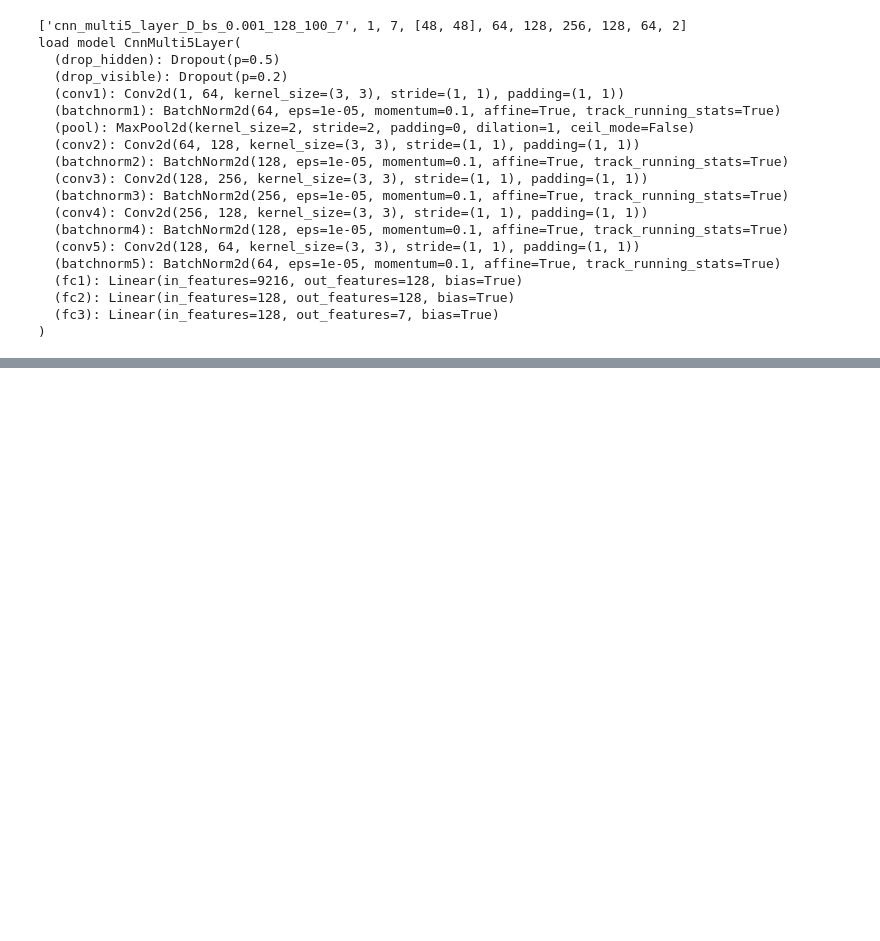
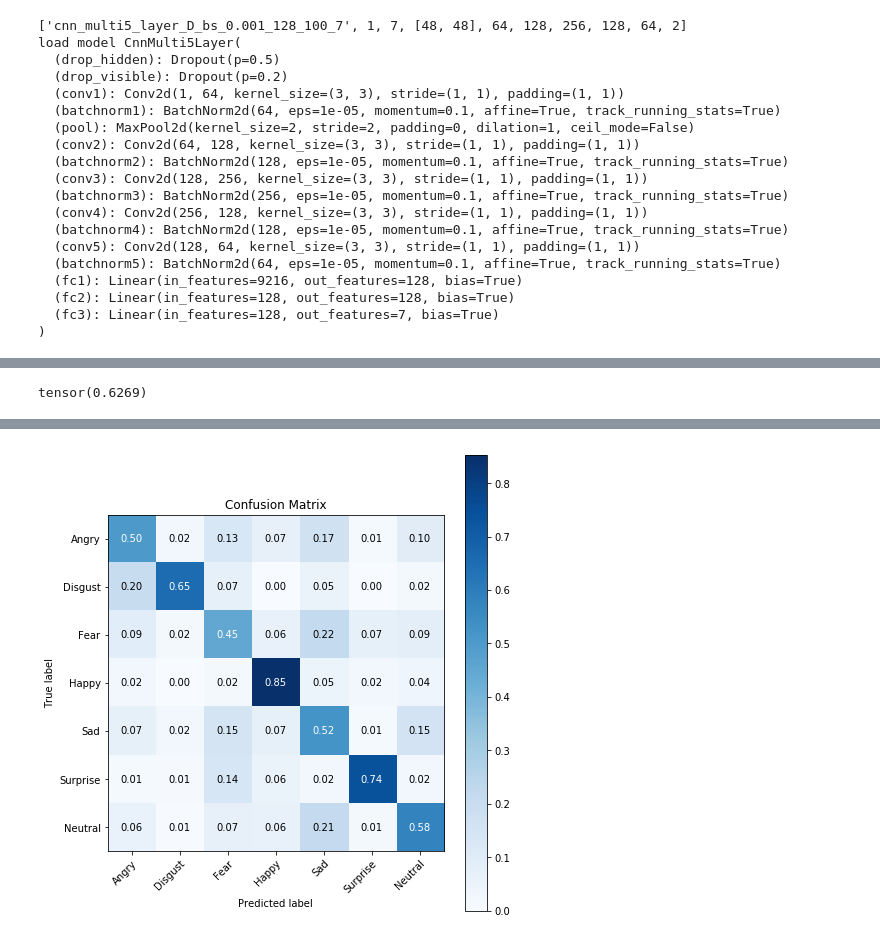
Before and after one commit to raroito87/facial_expression_recognition, a Jupyter notebook: Notebooks/Analyze Result. CNN multi5 layer. BatchSize 128. DatasetD. Balanced Sampling.ipynb, the cells around one changed output, grey strips where cells are left out. Saved outputs shown, nothing was run; the diff lists cells and outputs as text; code cells hidden in the pictures; blank space fills up the shorter version.

```diff
--- a/Notebooks/Analyze Result. CNN multi5 layer. BatchSize 128. DatasetD. Balanced Sampling.ipynb
+++ b/Notebooks/Analyze Result. CNN multi5 layer. BatchSize 128. DatasetD. Balanced Sampling.ipynb
@@ -81,0 +85,23 @@ metrics.balanced_score()
+# %%
+pre.load_data(filename='test_private_norm.csv.gz', name='test')
+
+X_df = pre.get(name='test').drop(columns=['emotion'])
+y_df = pre.get(name='test')['emotion']
+# %%
+X_test = model.reshape_data(torch.tensor(X_df.values, device=device, dtype=dtype))
+y_test = torch.tensor(y_df.values, device=device, dtype=torch.long)
+# %%
+y_pred_prob = None
+with torch.no_grad():
+    y_pred_prob = model(X_test)
+y_pred = y_pred_prob.argmax(1)
+accuracy_soft = (y_pred == y_test).float().mean()
+del model
+accuracy_soft
+# %% [output]
+tensor(0.6269)
+# %%
+metrics = Metrics(y_test, y_pred, labels_num, labels)
+# %%
+metrics.represent_cm()
+# %% [output]
@@ -81,0 +109 @@ metrics.balanced_score()
+[figure, added]
```
Also changed, not shown: parts of 10 cells of this notebook, 19 other files.
